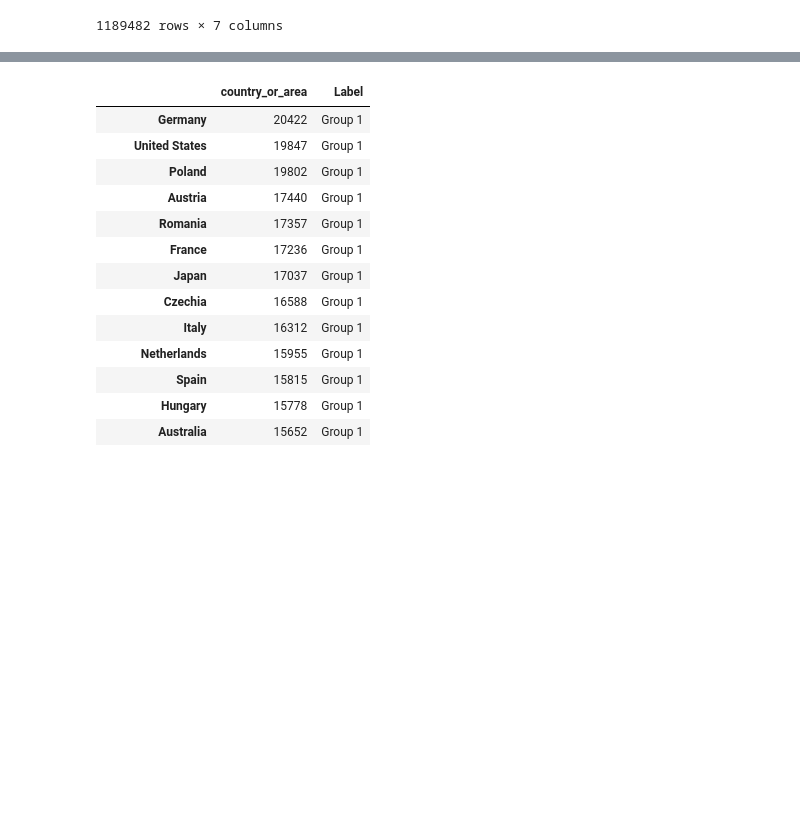
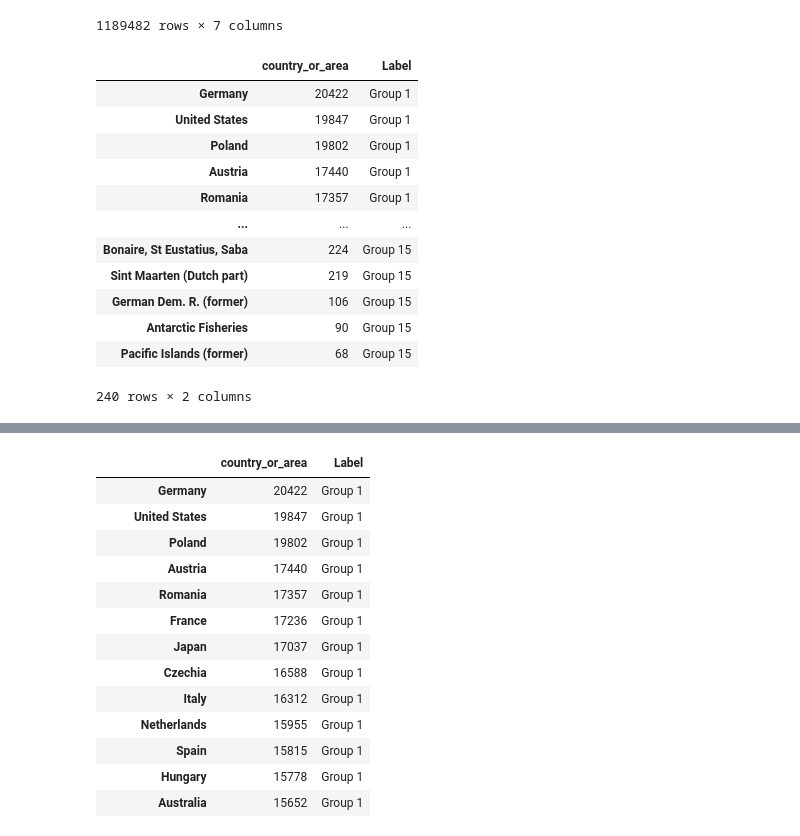
Before and after one commit to See-You-Data/UNInternationalEnergyData, a Jupyter notebook: alex_refactored_code.ipynb, the cells around one changed output, grey strips where cells are left out. Drawn from its saved outputs; the diff is of its cells as text; code cells hidden in the pictures; blank space fills up the shorter version.

```diff
--- a/alex_refactored_code.ipynb
+++ b/alex_refactored_code.ipynb
@@ -89,0 +112,16 @@ country_groups = df_describer.create_even_groups(df=df,column='country_or_area',
+# %%
+country_groups
+# %% [output]
+|  | country_or_area | Label |
+| Germany | 20422 | Group 1 |
+| United States | 19847 | Group 1 |
+| Poland | 19802 | Group 1 |
+| Austria | 17440 | Group 1 |
+| Romania | 17357 | Group 1 |
+| ... | ... | ... |
+| Bonaire, St Eustatius, Saba | 224 | Group 15 |
+| Sint Maarten (Dutch part) | 219 | Group 15 |
+| German Dem. R. (former) | 106 | Group 15 |
+| Antarctic Fisheries | 90 | Group 15 |
+| Pacific Islands (former) | 68 | Group 15 |
+240 rows × 2 columns
```
Also changed, not shown: parts of 5 cells of this notebook, 2 other files.
